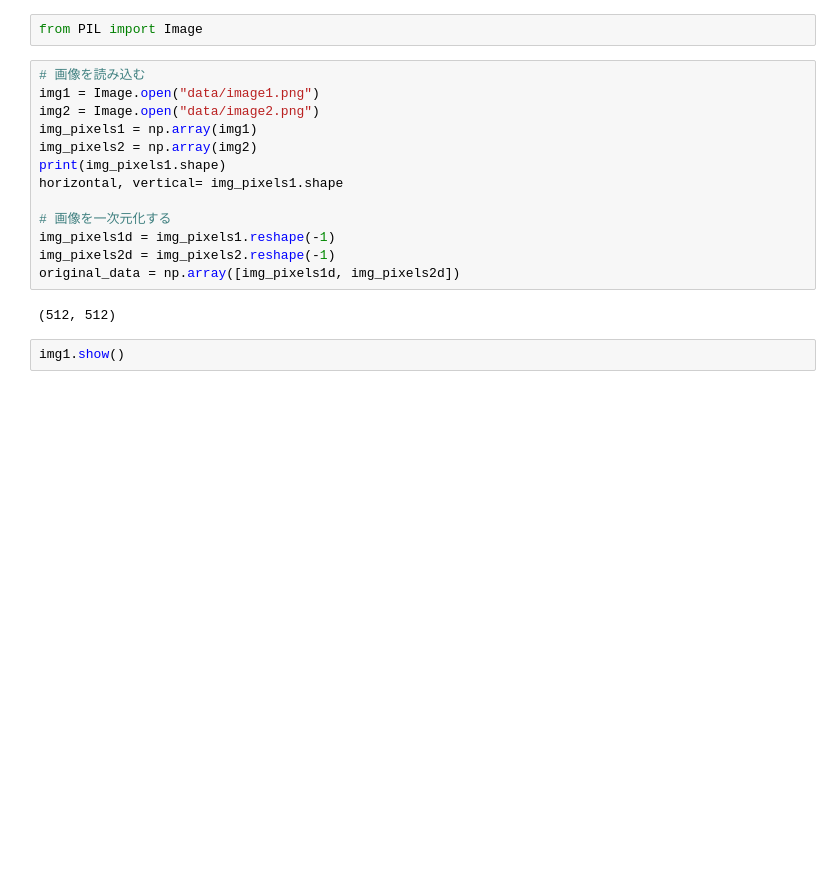
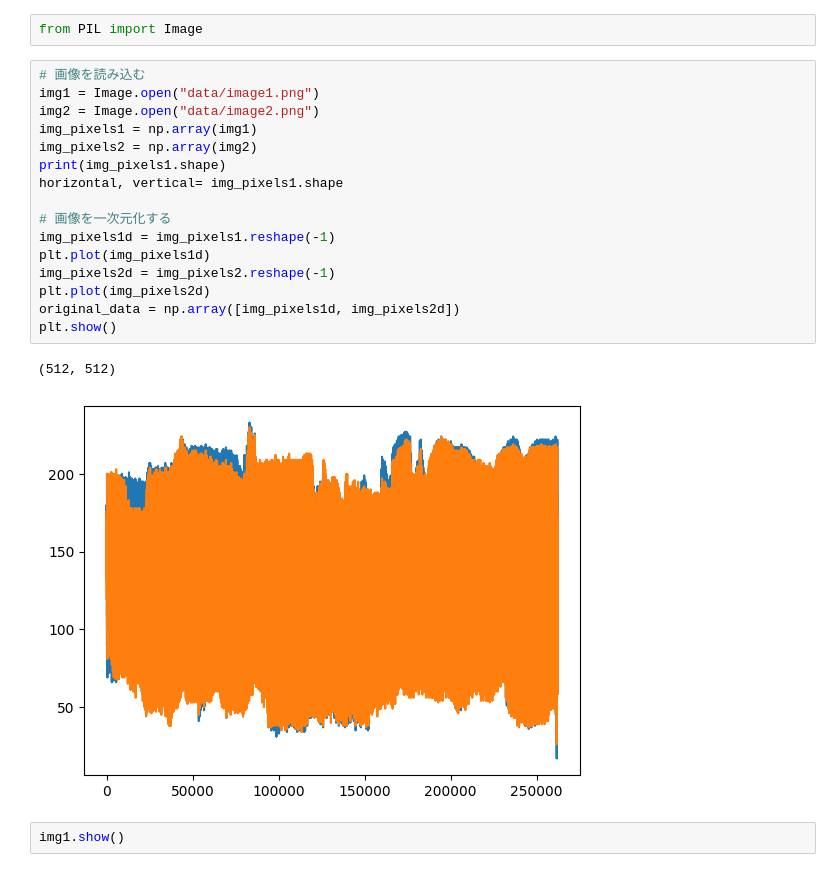
Before and after one commit to gunnersgoestocl/eeic-BasicP2023_final, a Jupyter notebook: ICA3.ipynb, the cells around one changed output. Saved outputs shown, nothing was run; the diff lists cells and outputs as text; blank space fills up the shorter version.

```diff
--- a/ICA3.ipynb
+++ b/ICA3.ipynb
@@ -126,18 +126,22 @@ from PIL import Image
 # %%
 # 画像を読み込む
 img1 = Image.open("data/image1.png")
 img2 = Image.open("data/image2.png")
 img_pixels1 = np.array(img1)
 img_pixels2 = np.array(img2)
 print(img_pixels1.shape)
 horizontal, vertical= img_pixels1.shape
 
 # 画像を一次元化する
 img_pixels1d = img_pixels1.reshape(-1)
+plt.plot(img_pixels1d)
 img_pixels2d = img_pixels2.reshape(-1)
+plt.plot(img_pixels2d)
 original_data = np.array([img_pixels1d, img_pixels2d])
+plt.show()
 # %% [output]
 (512, 512)
+[figure, added]
 # %%
 img1.show()
 # %%
```
Also changed, not shown: parts of 2 cells of this notebook, 3 other files.
